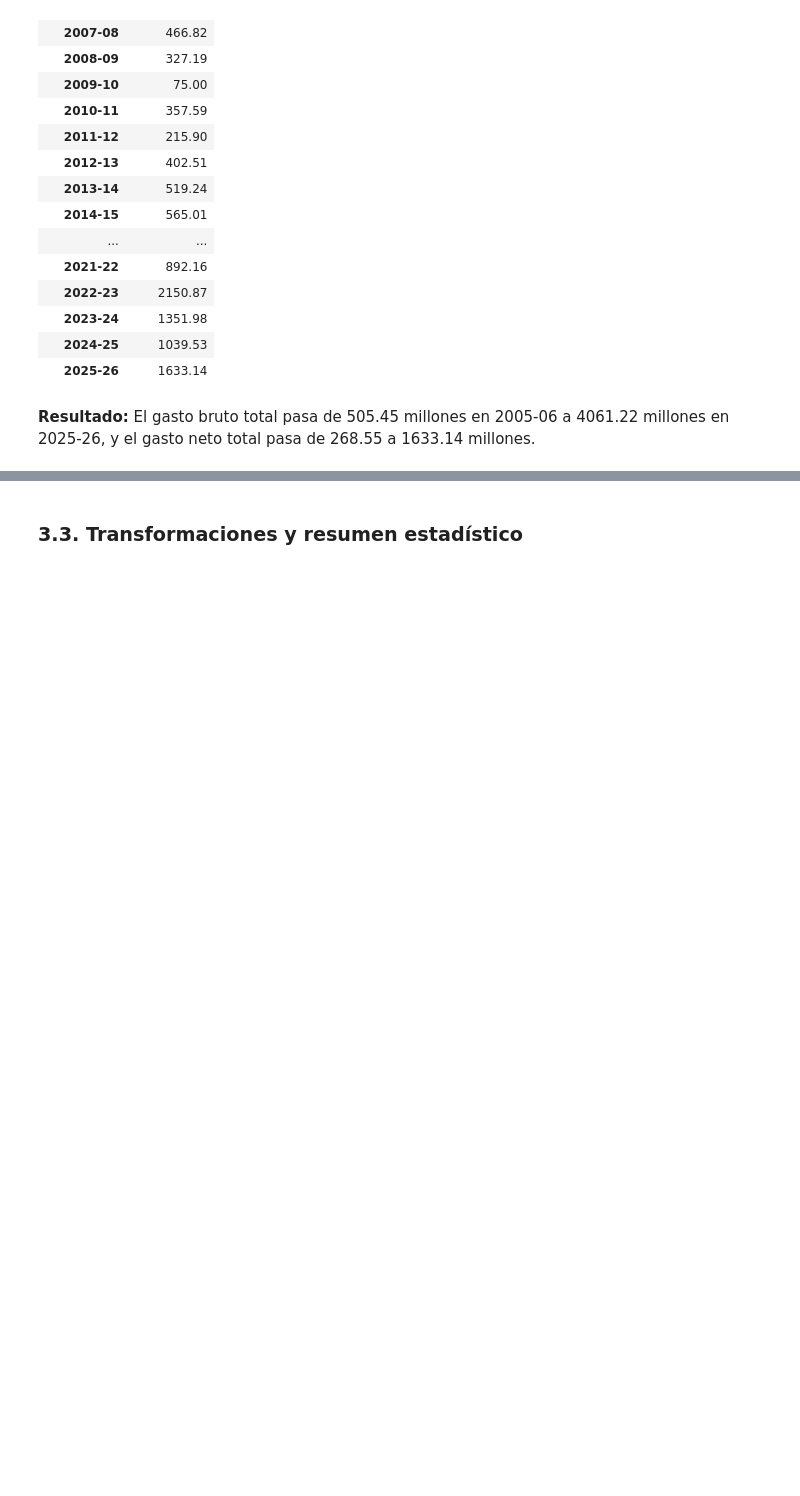
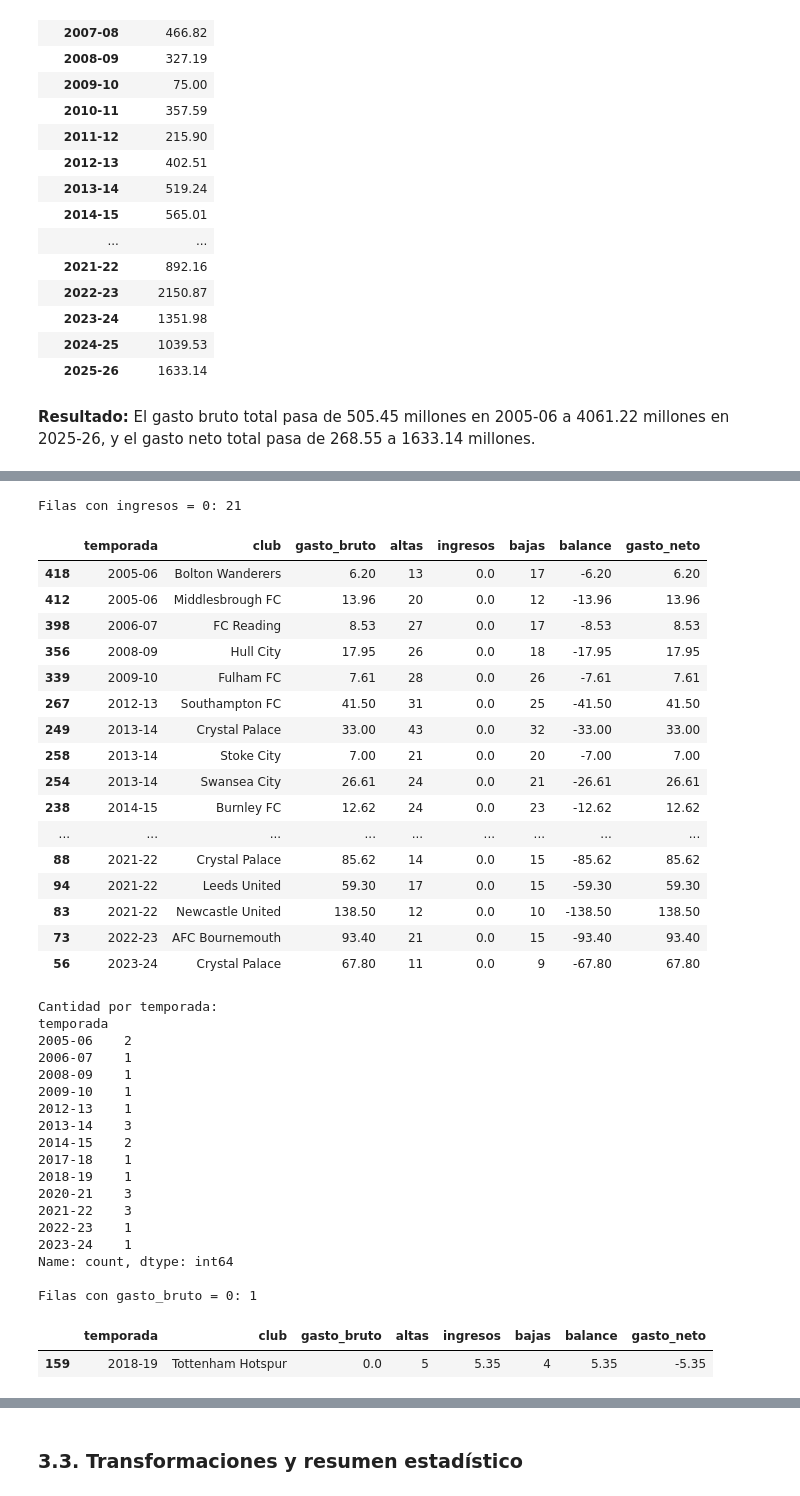
Before and after one commit to valeencamargo14/TP-Labo-, a Jupyter notebook: TP_Labo.ipynb, the cells around one changed output, grey strips where cells are left out. Cells and saved outputs as stored; diff of their text form; code cells hidden in the pictures; blank space fills up the shorter version.

```diff
--- a/TP_Labo.ipynb
+++ b/TP_Labo.ipynb
@@ -269,0 +339,49 @@ display(gasto_neto_temporada.to_frame())
+# %%
+sin_ingresos = df_gastos[df_gastos['ingresos'] == 0].sort_values(['temporada', 'club'])
+print(f"Filas con ingresos = 0: {len(sin_ingresos)}")
+display(sin_ingresos)
+
+print("\nCantidad por temporada:")
+print(sin_ingresos['temporada'].value_counts().sort_index())
+
+print(f"\nFilas con gasto_bruto = 0: {(df_gastos['gasto_bruto'] == 0).sum()}")
+display(df_gastos[df_gastos['gasto_bruto'] == 0])
+# %% [output]
+Filas con ingresos = 0: 21
+|  | temporada | club | gasto_bruto | altas | ingresos | bajas | balance | gasto_neto |
+| 418 | 2005-06 | Bolton Wanderers | 6.20 | 13 | 0.0 | 17 | -6.20 | 6.20 |
+| 412 | 2005-06 | Middlesbrough FC | 13.96 | 20 | 0.0 | 12 | -13.96 | 13.96 |
+| 398 | 2006-07 | FC Reading | 8.53 | 27 | 0.0 | 17 | -8.53 | 8.53 |
+| 356 | 2008-09 | Hull City | 17.95 | 26 | 0.0 | 18 | -17.95 | 17.95 |
+| 339 | 2009-10 | Fulham FC | 7.61 | 28 | 0.0 | 26 | -7.61 | 7.61 |
+| 267 | 2012-13 | Southampton FC | 41.50 | 31 | 0.0 | 25 | -41.50 | 41.50 |
+| 249 | 2013-14 | Crystal Palace | 33.00 | 43 | 0.0 | 32 | -33.00 | 33.00 |
+| 258 | 2013-14 | Stoke City | 7.00 | 21 | 0.0 | 20 | -7.00 | 7.00 |
+| 254 | 2013-14 | Swansea City | 26.61 | 24 | 0.0 | 21 | -26.61 | 26.61 |
+| 238 | 2014-15 | Burnley FC | 12.62 | 24 | 0.0 | 23 | -12.62 | 12.62 |
+| ... | ... | ... | ... | ... | ... | ... | ... | ... |
+| 88 | 2021-22 | Crystal Palace | 85.62 | 14 | 0.0 | 15 | -85.62 | 85.62 |
+| 94 | 2021-22 | Leeds United | 59.30 | 17 | 0.0 | 15 | -59.30 | 59.30 |
+| 83 | 2021-22 | Newcastle United | 138.50 | 12 | 0.0 | 10 | -138.50 | 138.50 |
+| 73 | 2022-23 | AFC Bournemouth | 93.40 | 21 | 0.0 | 15 | -93.40 | 93.40 |
+| 56 | 2023-24 | Crystal Palace | 67.80 | 11 | 0.0 | 9 | -67.80 | 67.80 |
+Cantidad por temporada:
+temporada
+2005-06    2
+2006-07    1
+2008-09    1
+2009-10    1
+2012-13    1
+2013-14    3
+2014-15    2
+2017-18    1
+2018-19    1
+2020-21    3
+2021-22    3
+2022-23    1
+2023-24    1
+Name: count, dtype: int64
+
+Filas con gasto_bruto = 0: 1
+|  | temporada | club | gasto_bruto | altas | ingresos | bajas | balance | gasto_neto |
+| 159 | 2018-19 | Tottenham Hotspur | 0.0 | 5 | 5.35 | 4 | 5.35 | -5.35 |
```
Also changed, not shown: parts of 33 cells of this notebook.
